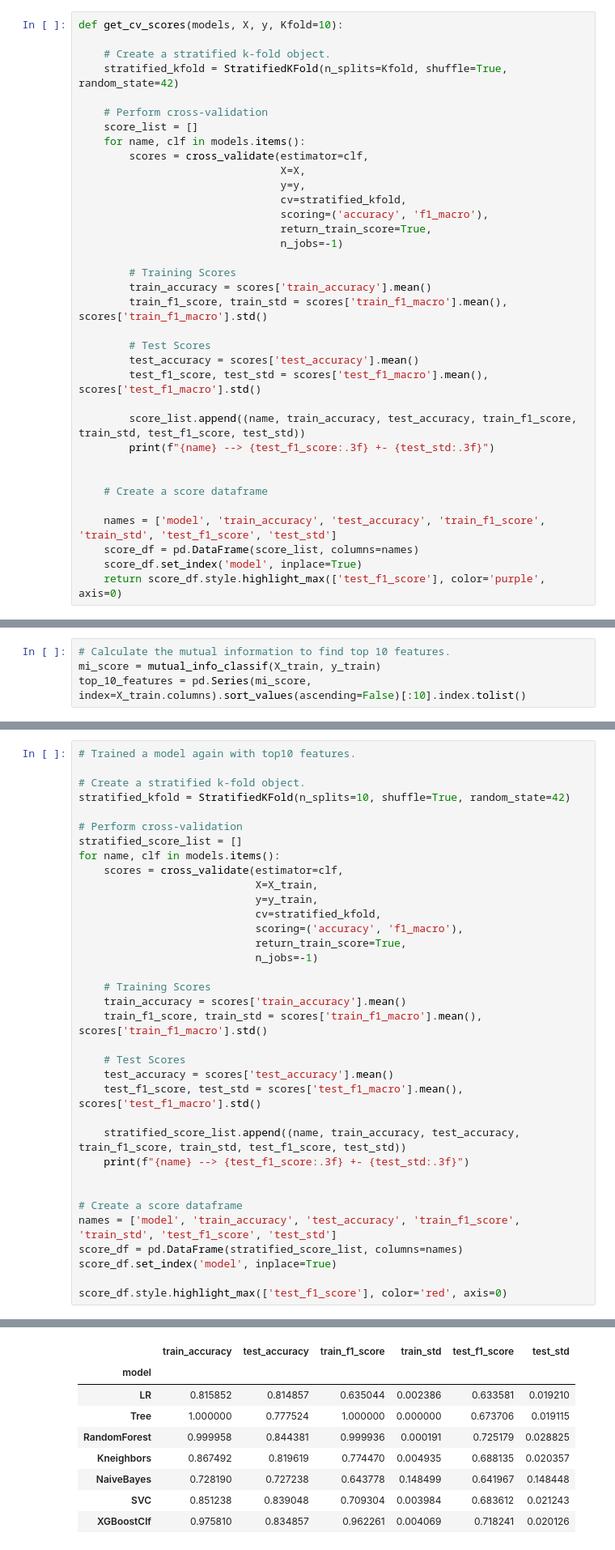
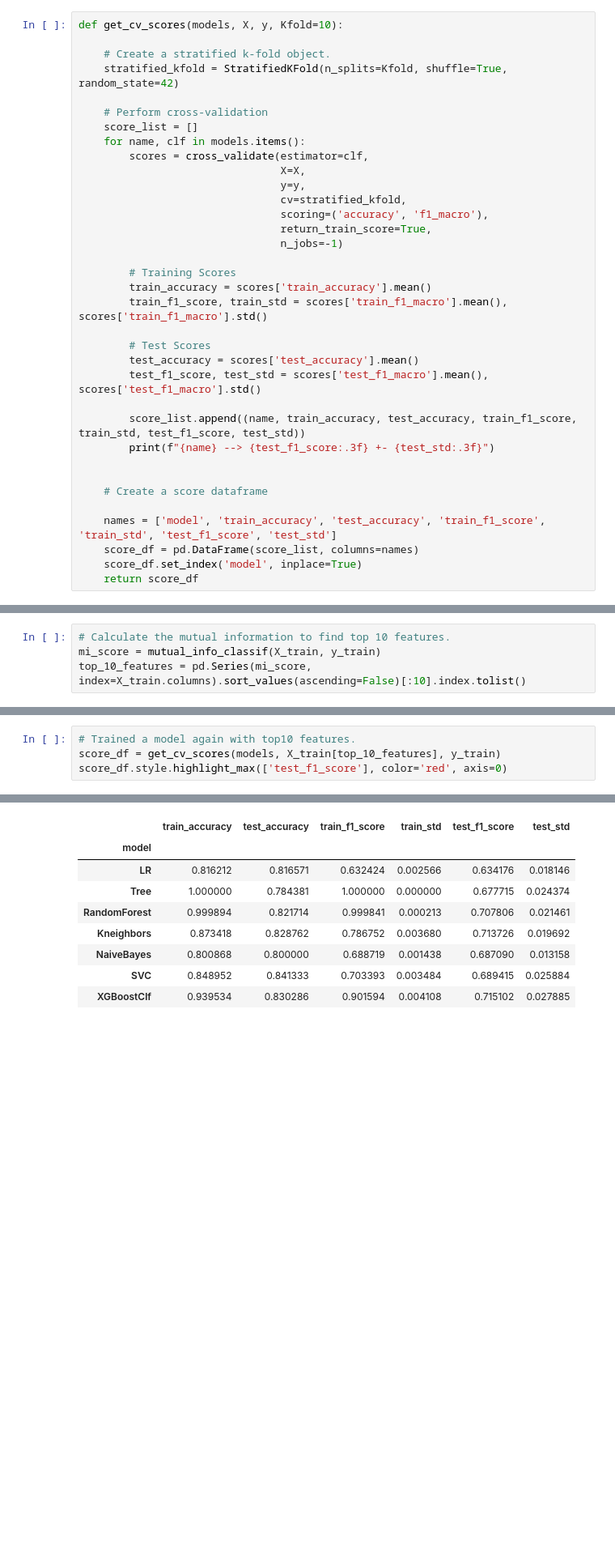
Before and after one commit to madhuri-15/Machine-learning-Projects, a Jupyter notebook: customer-churn-predictions/Notebooks/model-evaluation.ipynb, the cells around one changed output, grey strips where cells are left out. Shown at 81% size. Drawn from its saved outputs; the diff is of its cells as text; blank space fills up the shorter version.

```diff
--- a/customer-churn-predictions/Notebooks/model-evaluation.ipynb
+++ b/customer-churn-predictions/Notebooks/model-evaluation.ipynb
@@ -67,7 +67,7 @@ def get_cv_scores(models, X, y, Kfold=10):
     names = ['model', 'train_accuracy', 'test_accuracy', 'train_f1_score', 'train_std', 'test_f1_score', 'test_std']
     score_df = pd.DataFrame(score_list, columns=names)
     score_df.set_index('model', inplace=True)
-    return score_df.style.highlight_max(['test_f1_score'], color='purple', axis=0)
+    return score_df
 # %%
 # Model selection of base estimator
 models = {
@@ -183,36 +146,5 @@ X_train[top_10_features]
 # %%
 # Trained a model again with top10 features.
-
-# Create a stratified k-fold object.
-stratified_kfold = StratifiedKFold(n_splits=10, shuffle=True, random_state=42)
-
-# Perform cross-validation
-stratified_score_list = []
-for name, clf in models.items():
-    scores = cross_validate(estimator=clf,
-                            X=X_train,
-                            y=y_train,
-                            cv=stratified_kfold,
-                            scoring=('accuracy', 'f1_macro'),
-                            return_train_score=True,
-                            n_jobs=-1)
-
-    # Training Scores
-    train_accuracy = scores['train_accuracy'].mean()
-    train_f1_score, train_std = scores['train_f1_macro'].mean(), scores['train_f1_macro'].std()
-
-    # Test Scores
-    test_accuracy = scores['test_accuracy'].mean()
-    test_f1_score, test_std = scores['test_f1_macro'].mean(), scores['test_f1_macro'].std()
-
-    stratified_score_list.append((name, train_accuracy, test_accuracy, train_f1_score, train_std, test_f1_score, test_std))
-    print(f"{name} --> {test_f1_score:.3f} +- {test_std:.3f}")
-
-
-# Create a score dataframe
-names = ['model', 'train_accuracy', 'test_accuracy', 'train_f1_score', 'train_std', 'test_f1_score', 'test_std']
-score_df = pd.DataFrame(stratified_score_list, columns=names)
-score_df.set_index('model', inplace=True)
-
+score_df = get_cv_scores(models, X_train[top_10_features], y_train)
 score_df.style.highlight_max(['test_f1_score'], color='red', axis=0)
 # %% [output]
@@ -226,10 +158,10 @@ XGBoostClf --> 0.718 +- 0.020
 |  | train_accuracy | test_accuracy | train_f1_score | train_std | test_f1_score | test_std |
 | model |  |  |  |  |  |  |
-| LR | 0.815852 | 0.814857 | 0.635044 | 0.002386 | 0.633581 | 0.019210 |
-| Tree | 1.000000 | 0.777524 | 1.000000 | 0.000000 | 0.673706 | 0.019115 |
-| RandomForest | 0.999958 | 0.844381 | 0.999936 | 0.000191 | 0.725179 | 0.028825 |
-| Kneighbors | 0.867492 | 0.819619 | 0.774470 | 0.004935 | 0.688135 | 0.020357 |
-| NaiveBayes | 0.728190 | 0.727238 | 0.643778 | 0.148499 | 0.641967 | 0.148448 |
-| SVC | 0.851238 | 0.839048 | 0.709304 | 0.003984 | 0.683612 | 0.021243 |
-| XGBoostClf | 0.975810 | 0.834857 | 0.962261 | 0.004069 | 0.718241 | 0.020126 |
+| LR | 0.816212 | 0.816571 | 0.632424 | 0.002566 | 0.634176 | 0.018146 |
+| Tree | 1.000000 | 0.784381 | 1.000000 | 0.000000 | 0.677715 | 0.024374 |
+| RandomForest | 0.999894 | 0.821714 | 0.999841 | 0.000213 | 0.707806 | 0.021461 |
+| Kneighbors | 0.873418 | 0.828762 | 0.786752 | 0.003680 | 0.713726 | 0.019692 |
+| NaiveBayes | 0.800868 | 0.800000 | 0.688719 | 0.001438 | 0.687090 | 0.013158 |
+| SVC | 0.848952 | 0.841333 | 0.703393 | 0.003484 | 0.689415 | 0.025884 |
+| XGBoostClf | 0.939534 | 0.830286 | 0.901594 | 0.004108 | 0.715102 | 0.027885 |
 # %% [markdown]
```
Also changed, not shown: parts of 31 cells of this notebook, 2 other files.
